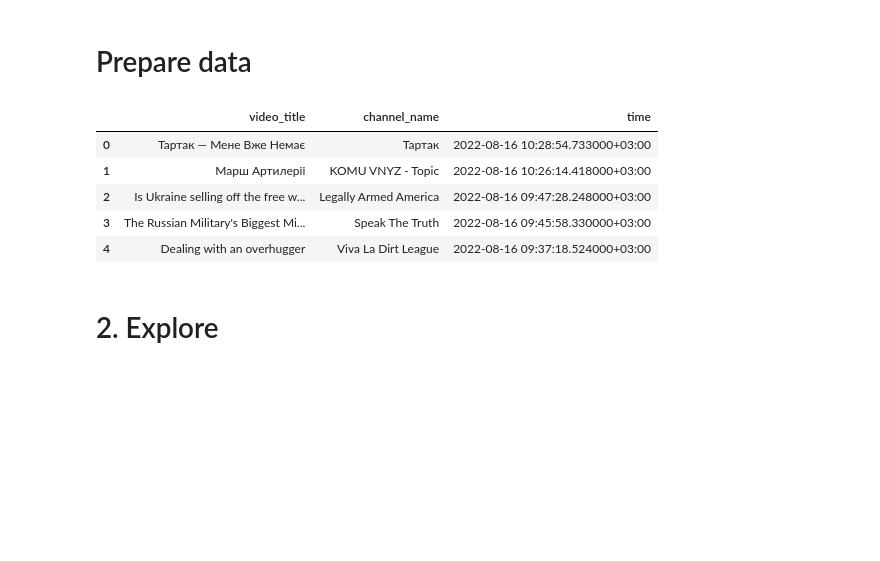
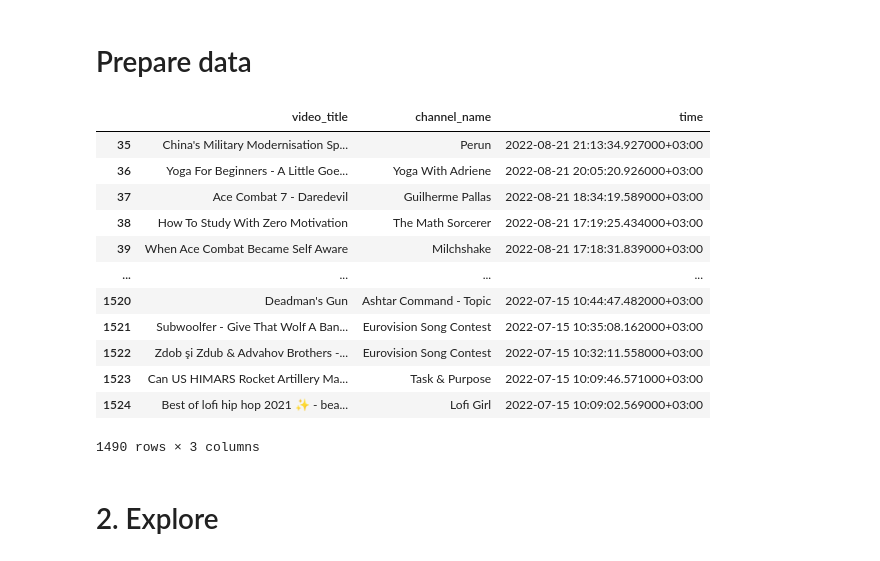
Before and after one commit to SanAntonik/yt_activity_analysis, a Jupyter notebook: explore.ipynb, the cells around one changed output. Cells and saved outputs as stored; diff of their text form; code cells hidden in the pictures; blank space fills up the shorter version.

```diff
--- a/explore.ipynb
+++ b/explore.ipynb
@@ -7,18 +10,28 @@ import matplotlib.pyplot as plt
 # %%
 plt.rcParams['figure.dpi'] = 150 # make your graphs bigger
 # %%
-from preparation import prepare_data, select_by_date_interval
+PATH = "C:/Users/San/Documents/CS projects/yt_activity_analysis/data/Takeout/YouTube and YouTube Music/history/watch-history.json"
+df_full = prepare_data(PATH)
+df_full.head(5)
 
-PATH = "C:/Users/San/Documents/CS projects/yt_activity_analysis/data/Takeout/YouTube and YouTube Music/history/watch-history.json"
-df = prepare_data(PATH)
-df.head(5)
+start_date = "2022-07-15"
+end_date = "2022-08-22"
+df = select_by_date_interval(df_full, start=start_date, end=end_date)
+df
 # %% [output]
 |  | video_title | channel_name | time |
-| 0 | Тартак — Мене Вже Немає | Тартак | 2022-08-16 10:28:54.733000+03:00 |
-| 1 | Марш Артилеріі | KOMU VNYZ - Topic | 2022-08-16 10:26:14.418000+03:00 |
-| 2 | Is Ukraine selling off the free w... | Legally Armed America | 2022-08-16 09:47:28.248000+03:00 |
-| 3 | The Russian Military's Biggest Mi... | Speak The Truth | 2022-08-16 09:45:58.330000+03:00 |
-| 4 | Dealing with an overhugger | Viva La Dirt League | 2022-08-16 09:37:18.524000+03:00 |
+| 35 | China's Military Modernisation Sp... | Perun | 2022-08-21 21:13:34.927000+03:00 |
+| 36 | Yoga For Beginners - A Little Goe... | Yoga With Adriene | 2022-08-21 20:05:20.926000+03:00 |
+| 37 | Ace Combat 7 - Daredevil | Guilherme Pallas | 2022-08-21 18:34:19.589000+03:00 |
+| 38 | How To Study With Zero Motivation | The Math Sorcerer | 2022-08-21 17:19:25.434000+03:00 |
+| 39 | When Ace Combat Became Self Aware | Milchshake | 2022-08-21 17:18:31.839000+03:00 |
+| ... | ... | ... | ... |
+| 1520 | Deadman's Gun | Ashtar Command - Topic | 2022-07-15 10:44:47.482000+03:00 |
+| 1521 | Subwoolfer - Give That Wolf A Ban... | Eurovision Song Contest | 2022-07-15 10:35:08.162000+03:00 |
+| 1522 | Zdob şi Zdub & Advahov Brothers -... | Eurovision Song Contest | 2022-07-15 10:32:11.558000+03:00 |
+| 1523 | Can US HIMARS Rocket Artillery Ma... | Task & Purpose | 2022-07-15 10:09:46.571000+03:00 |
+| 1524 | Best of lofi hip hop 2021 ✨ - bea... | Lofi Girl | 2022-07-15 10:09:02.569000+03:00 |
+1490 rows × 3 columns
 # %% [markdown]
 # 2. Explore
 # %% [markdown]
```
Also changed, not shown: parts of 13 cells of this notebook, 1 other file.
